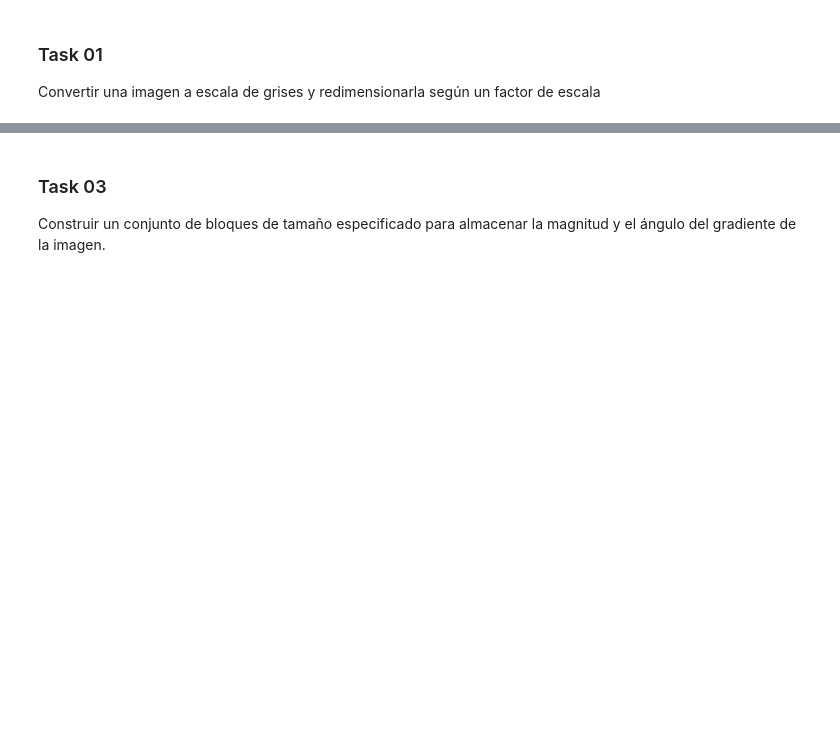
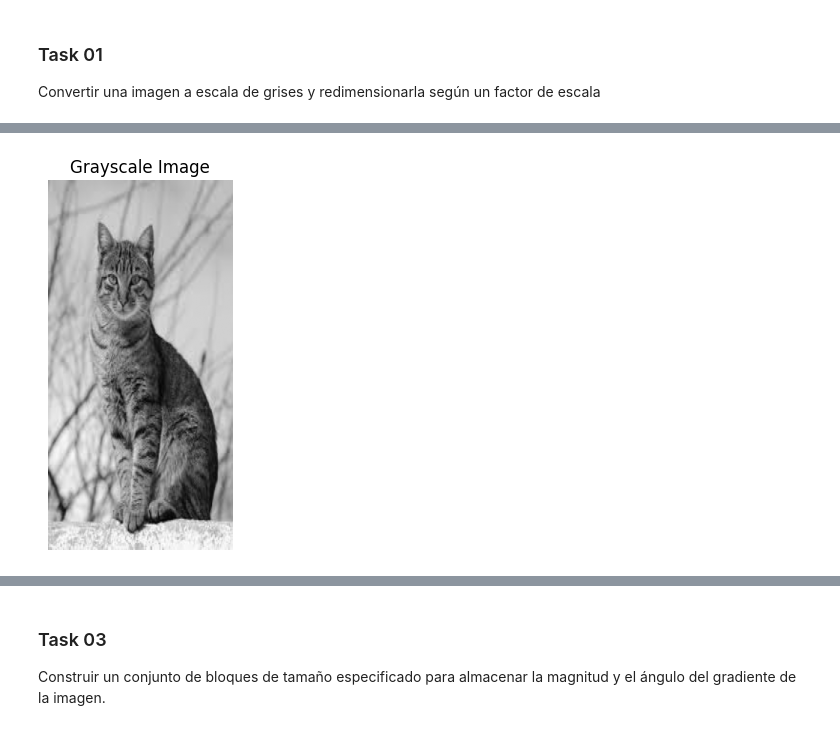
Before and after one commit to MelissaPerez09/Lab03-CC3102, a Jupyter notebook: src/lab03.ipynb, the cells around one changed output, grey strips where cells are left out. Cells and saved outputs as stored; diff of their text form; code cells hidden in the pictures; blank space fills up the shorter version.

```diff
--- a/src/lab03.ipynb
+++ b/src/lab03.ipynb
@@ -11,0 +43,4 @@ Convertir una imagen a escala de grises y redimensionarla según un factor de es
+# %%
+convert_grays("./img/cat.jpeg", 4)
+# %% [output]
+[figure, added]
```
Also changed, not shown: parts of 15 cells of this notebook, 2 other files.
